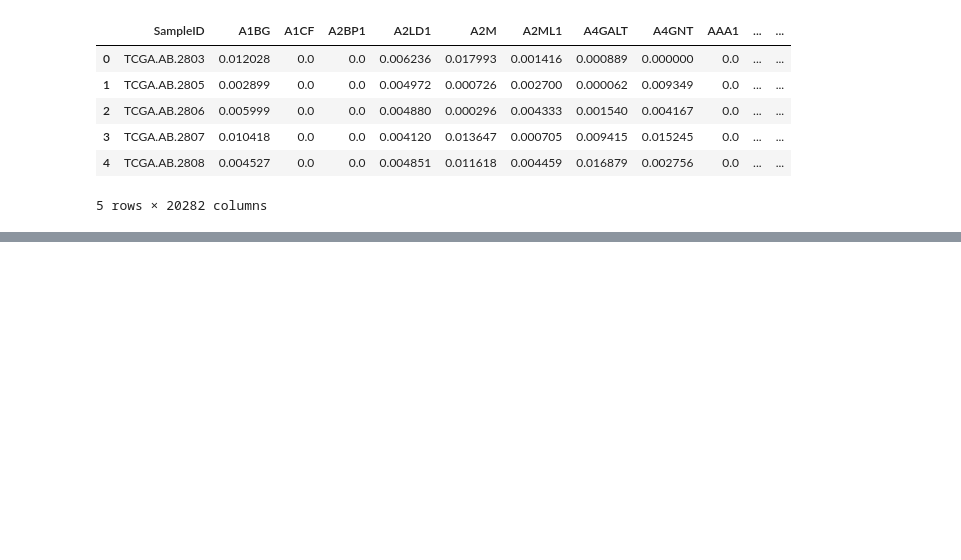
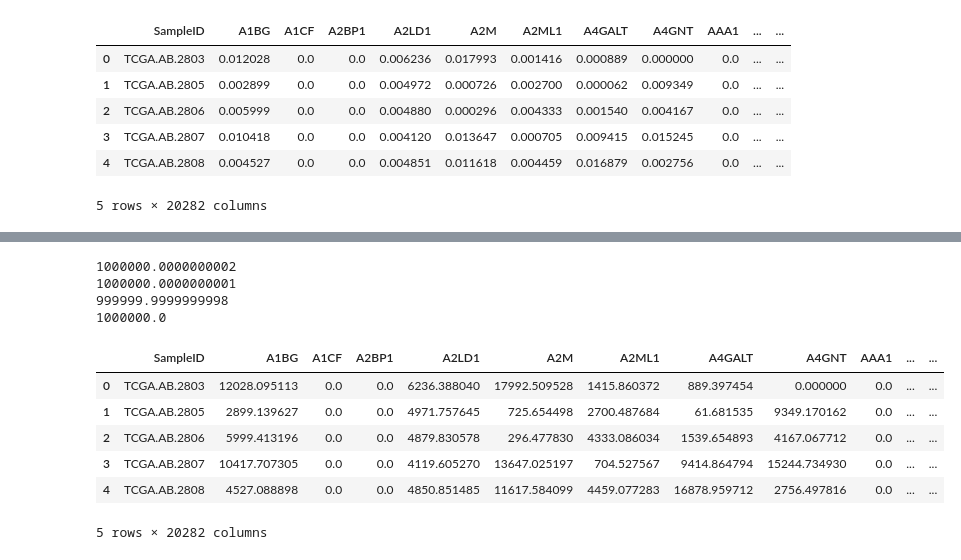
Before and after one commit to Eden5165/workshop_genomic, a Jupyter notebook: test_norm_utils.ipynb, the cells around one changed output, grey strips where cells are left out. Saved outputs shown, nothing was run; the diff lists cells and outputs as text; code cells hidden in the pictures; blank space fills up the shorter version.

```diff
--- a/test_norm_utils.ipynb
+++ b/test_norm_utils.ipynb
@@ -68,0 +90,16 @@ tcga_rna_sum_1.head()
+# %%
+for i in range(1, 5):
+    print(tcga_rna_sum_mil.iloc[:, i].sum())
+tcga_rna_sum_mil.head()
+# %% [output]
+1000000.0000000002
+1000000.0000000001
+999999.9999999998
+1000000.0
+|  | SampleID | A1BG | A1CF | A2BP1 | A2LD1 | A2M | A2ML1 | A4GALT | A4GNT | AAA1 | ... | ... |
+| 0 | TCGA.AB.2803 | 12028.095113 | 0.0 | 0.0 | 6236.388040 | 17992.509528 | 1415.860372 | 889.397454 | 0.000000 | 0.0 | ... | ... |
+| 1 | TCGA.AB.2805 | 2899.139627 | 0.0 | 0.0 | 4971.757645 | 725.654498 | 2700.487684 | 61.681535 | 9349.170162 | 0.0 | ... | ... |
+| 2 | TCGA.AB.2806 | 5999.413196 | 0.0 | 0.0 | 4879.830578 | 296.477830 | 4333.086034 | 1539.654893 | 4167.067712 | 0.0 | ... | ... |
+| 3 | TCGA.AB.2807 | 10417.707305 | 0.0 | 0.0 | 4119.605270 | 13647.025197 | 704.527567 | 9414.864794 | 15244.734930 | 0.0 | ... | ... |
+| 4 | TCGA.AB.2808 | 4527.088898 | 0.0 | 0.0 | 4850.851485 | 11617.584099 | 4459.077283 | 16878.959712 | 2756.497816 | 0.0 | ... | ... |
+5 rows × 20282 columns
```
Also changed, not shown: parts of 6 cells of this notebook, 3 other files.
